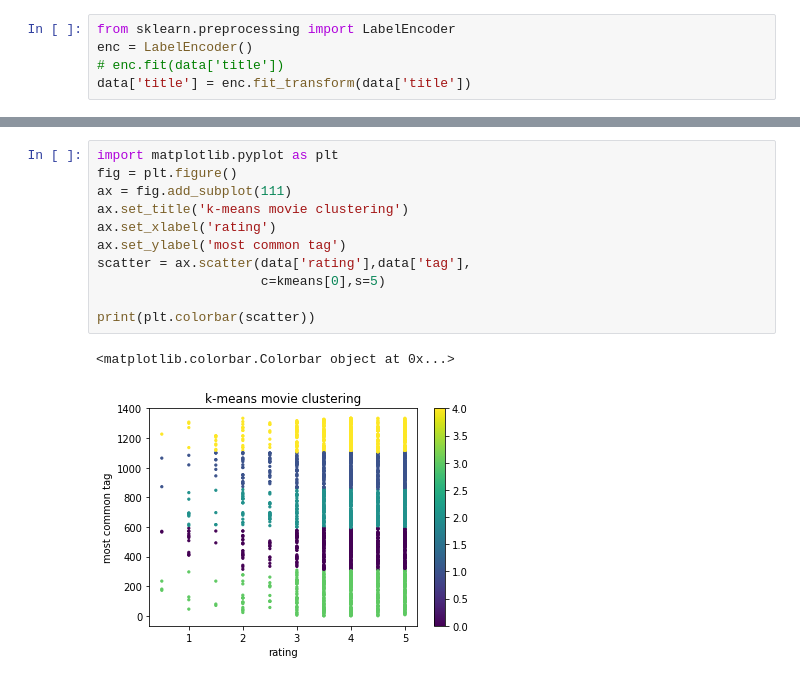
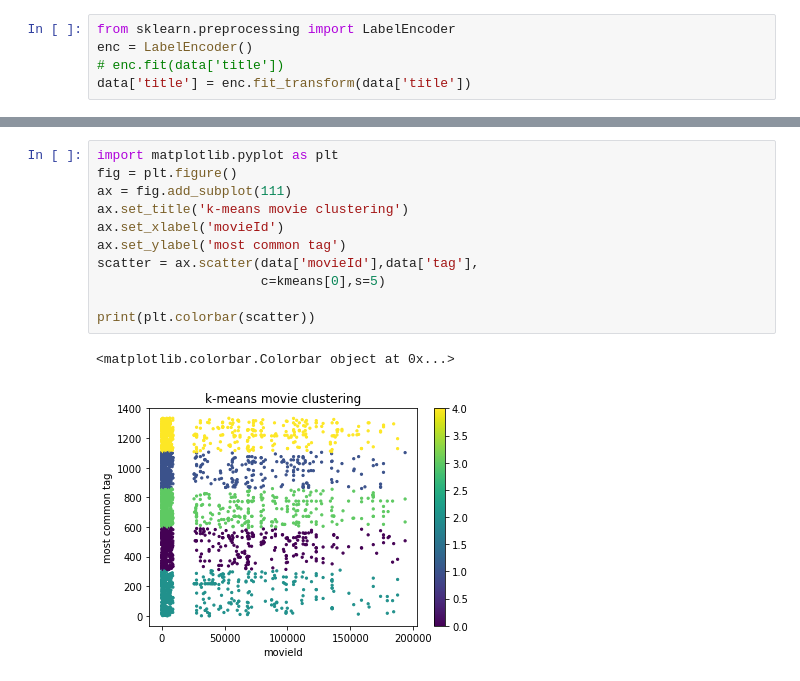
Before and after one commit to masonwilde/eecs_731_clustering, a Jupyter notebook: notebooks/Clustering Practice.ipynb, the cells around one changed output, grey strips where cells are left out. Saved outputs shown, nothing was run; the diff lists cells and outputs as text.

```diff
--- a/notebooks/Untitled.ipynb
+++ b/notebooks/Clustering Practice.ipynb
@@ -68,14 +70,14 @@ data.insert((data.shape[1]),'kmeans',kmeans)
 # %%
 import matplotlib.pyplot as plt
 fig = plt.figure()
 ax = fig.add_subplot(111)
 ax.set_title('k-means movie clustering')
-ax.set_xlabel('rating')
+ax.set_xlabel('movieId')
 ax.set_ylabel('most common tag')
-scatter = ax.scatter(data['rating'],data['tag'],
+scatter = ax.scatter(data['movieId'],data['tag'],
                      c=kmeans[0],s=5)
 
 print(plt.colorbar(scatter))
 # %% [output]
 <matplotlib.colorbar.Colorbar object at 0x...>
-[figure, old version]
+[figure, new version]
```
Also changed, not shown: parts of 1 cell of this notebook.
